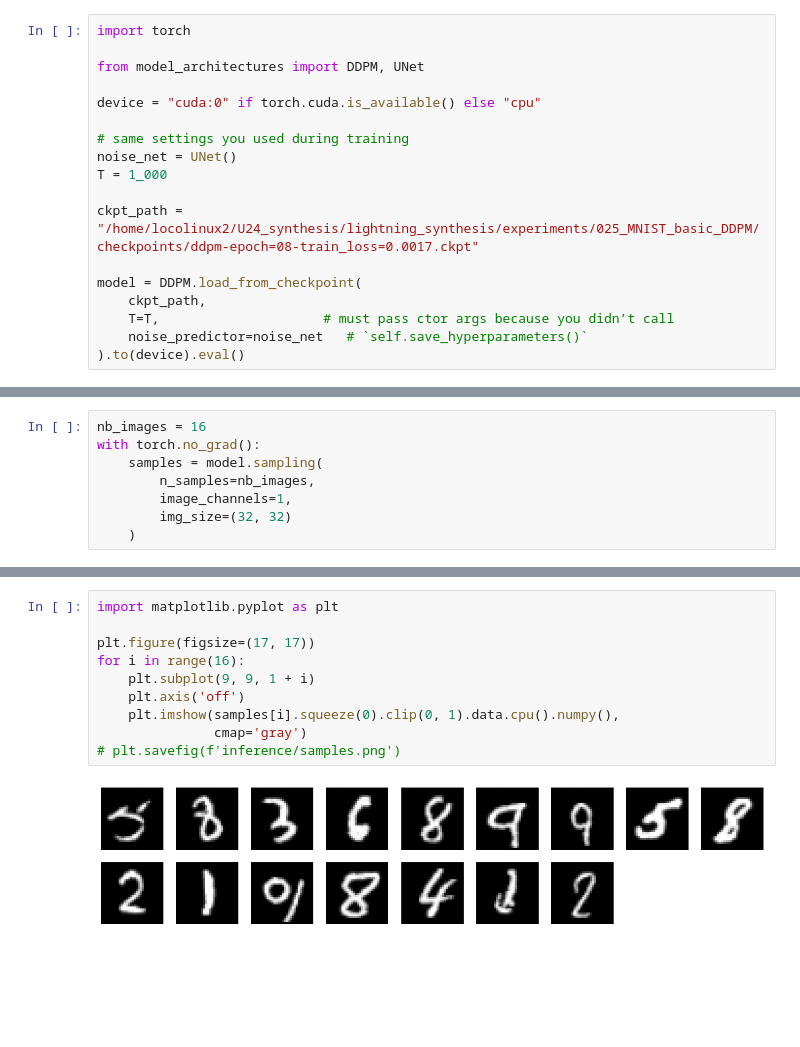
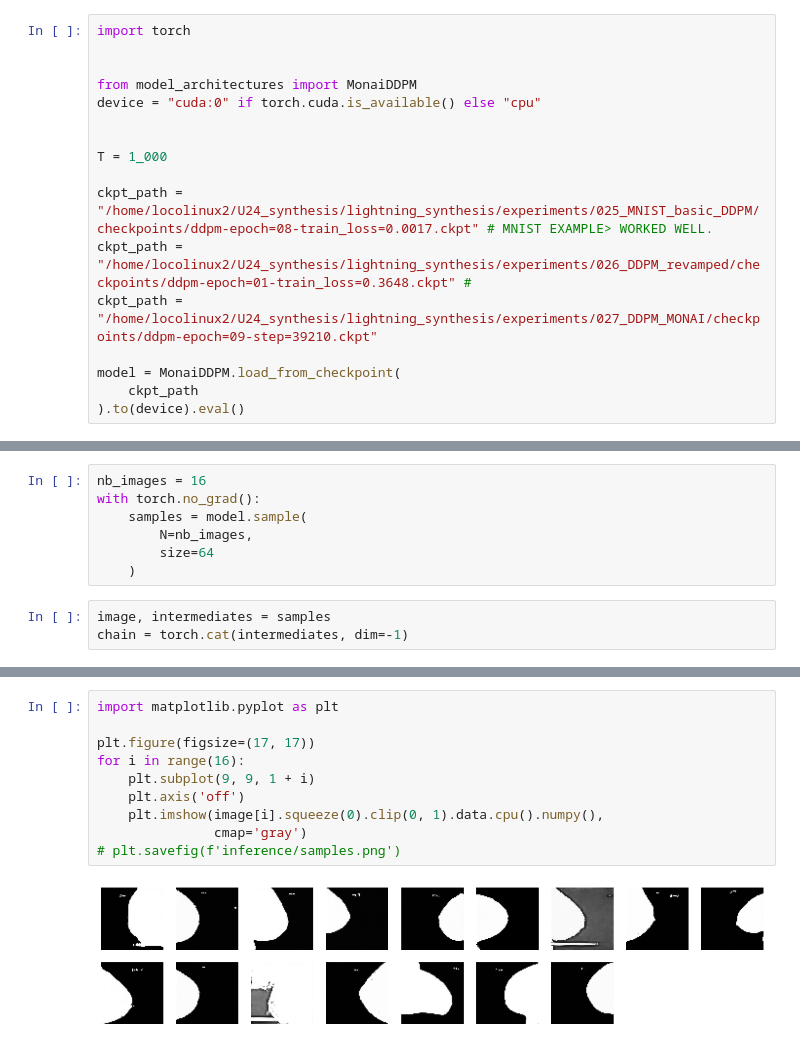
Before and after one commit to Linardos/U24_synthesis, a Jupyter notebook: lightning_synthesis/l_infer.ipynb, the cells around one changed output, grey strips where cells are left out. Cells and saved outputs as stored; diff of their text form; blank space fills up the shorter version.

```diff
--- a/lightning_synthesis/l_infer.ipynb
+++ b/lightning_synthesis/l_infer.ipynb
@@ -1,18 +1,17 @@
 # %%
 import torch
 
-from model_architectures import DDPM, UNet
 
+from model_architectures import MonaiDDPM
 device = "cuda:0" if torch.cuda.is_available() else "cpu"
 
-# same settings you used during training
-noise_net = UNet()
+
 T = 1_000
 
-ckpt_path = "/home/locolinux2/U24_synthesis/lightning_synthesis/experiments/025_MNIST_basic_DDPM/checkpoints/ddpm-epoch=08-train_loss=0.0017.ckpt"
+ckpt_path = "/home/locolinux2/U24_synthesis/lightning_synthesis/experiments/025_MNIST_basic_DDPM/checkpoints/ddpm-epoch=08-train_loss=0.0017.ckpt" # MNIST EXAMPLE> WORKED WELL.
+ckpt_path = "/home/locolinux2/U24_synthesis/lightning_synthesis/experiments/026_DDPM_revamped/checkpoints/ddpm-epoch=01-train_loss=0.3648.ckpt" #
+ckpt_path = "/home/locolinux2/U24_synthesis/lightning_synthesis/experiments/027_DDPM_MONAI/checkpoints/ddpm-epoch=09-step=39210.ckpt"
 
-model = DDPM.load_from_checkpoint(
-    ckpt_path,
-    T=T,                     # must pass ctor args because you didn’t call
-    noise_predictor=noise_net   # `self.save_hyperparameters()`
+model = MonaiDDPM.load_from_checkpoint(
+    ckpt_path
 ).to(device).eval()
@@ -19,8 +40,10 @@ model = DDPM.load_from_checkpoint(
 # %%
 nb_images = 16
 with torch.no_grad():
-    samples = model.sampling(
-        n_samples=nb_images,
-        image_channels=1,
-        img_size=(32, 32)
+    samples = model.sample(
+        N=nb_images,
+        size=64
     )
+# %%
+image, intermediates = samples
+chain = torch.cat(intermediates, dim=-1)
@@ -27,12 +58,12 @@ with torch.no_grad():
 # %%
 import matplotlib.pyplot as plt
 
 plt.figure(figsize=(17, 17))
 for i in range(16):
     plt.subplot(9, 9, 1 + i)
     plt.axis('off')
-    plt.imshow(samples[i].squeeze(0).clip(0, 1).data.cpu().numpy(),
+    plt.imshow(image[i].squeeze(0).clip(0, 1).data.cpu().numpy(),
                cmap='gray')
 # plt.savefig(f'inference/samples.png')
 # %% [output]
-[figure, old version]
+[figure, new version]
```
Also changed, not shown: parts of 3 cells of this notebook, 13 other files.
